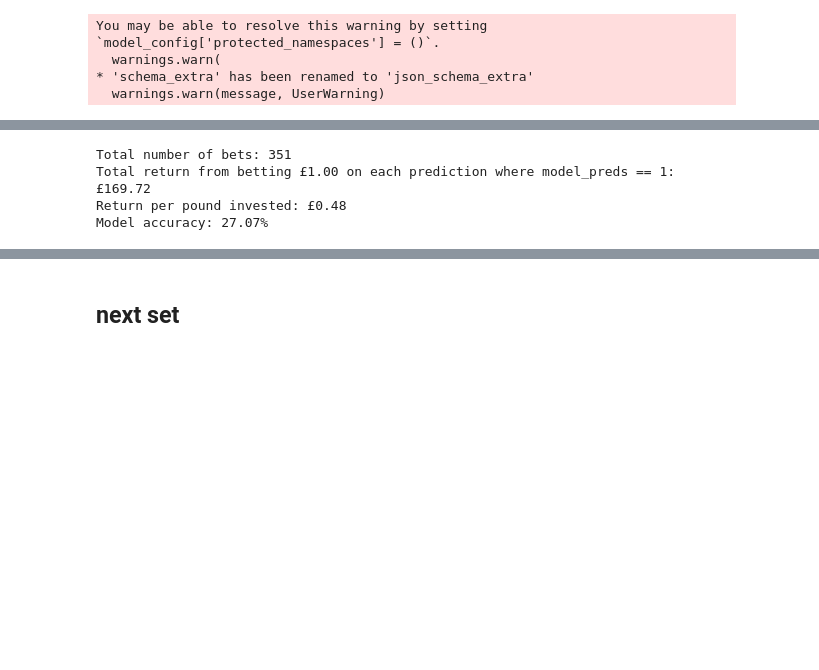
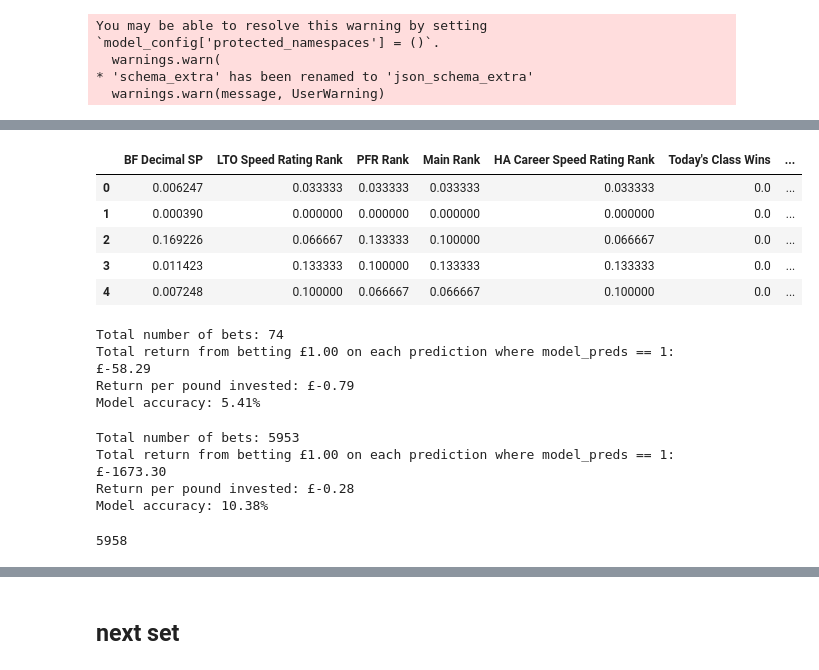
Before and after one commit to andrewbarwise/horse_trading, a Jupyter notebook: notebooks/main.ipynb, the cells around one changed output, grey strips where cells are left out. Cells and saved outputs as stored; diff of their text form; code cells hidden in the pictures; blank space fills up the shorter version.

```diff
--- a/notebooks/main.ipynb
+++ b/notebooks/main.ipynb
@@ -72,3 +78,12 @@ def normalization(data):
 # %%
 df1 = mass_transformation(data)
 df2 = normalization(df1)
+# %%
+df2.head()
+# %% [output]
+|  | BF Decimal SP | LTO Speed Rating Rank | PFR Rank | Main Rank | HA Career Speed Rating Rank | Today's Class Wins | ... |
+| 0 | 0.006247 | 0.033333 | 0.033333 | 0.033333 | 0.033333 | 0.0 | ... |
+| 1 | 0.000390 | 0.000000 | 0.000000 | 0.000000 | 0.000000 | 0.0 | ... |
+| 2 | 0.169226 | 0.066667 | 0.133333 | 0.100000 | 0.066667 | 0.0 | ... |
+| 3 | 0.011423 | 0.133333 | 0.100000 | 0.133333 | 0.133333 | 0.0 | ... |
+| 4 | 0.007248 | 0.100000 | 0.066667 | 0.066667 | 0.100000 | 0.0 | ... |
@@ -75,5 +93,18 @@ df2 = normalization(df1)
+# %%
+y_probs = loaded_model.predict_proba(df2)[:, 1]
+threshold = 0.53  # Example threshold
+y_new_preds = (y_probs >= threshold).astype(int)
+
+df1['model_preds'] = y_new_preds
+
+profit_calculation(df1, stake = 1)
+# %% [output]
+Total number of bets: 74
+Total return from betting £1.00 on each prediction where model_preds == 1: £-58.29
+Return per pound invested: £-0.79
+Model accuracy: 5.41%
 # %%
-with open('../models/logistic_regression_model.pkl', 'rb') as f:
+with open('../models/rf_model.pkl', 'rb') as f:
     loaded_model = pickle.load(f)
 
 # Use the loaded model to make predictions on new data
@@ -83,7 +114,11 @@ df1['model_preds'] = y_new_preds
 
 profit_calculation(df1, stake = 1)
 # %% [output]
-Total number of bets: 351
-Total return from betting £1.00 on each prediction where model_preds == 1: £169.72
-Return per pound invested: £0.48
-Model accuracy: 27.07%
+Total number of bets: 5953
+Total return from betting £1.00 on each prediction where model_preds == 1: £-1673.30
+Return per pound invested: £-0.28
+Model accuracy: 10.38%
+# %%
+len(df1)
+# %% [output]
+5958
```
Also changed, not shown: parts of 6 cells of this notebook, 6 other files.
